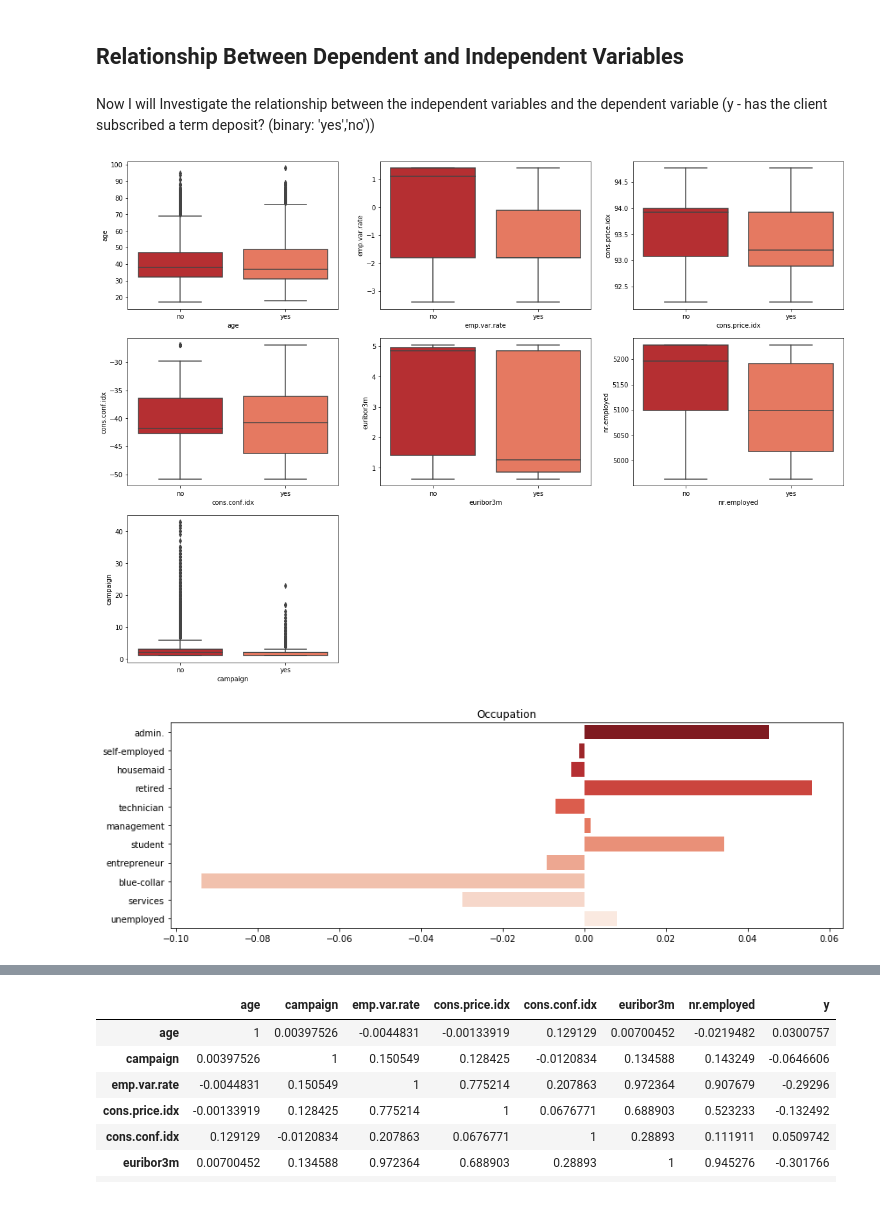
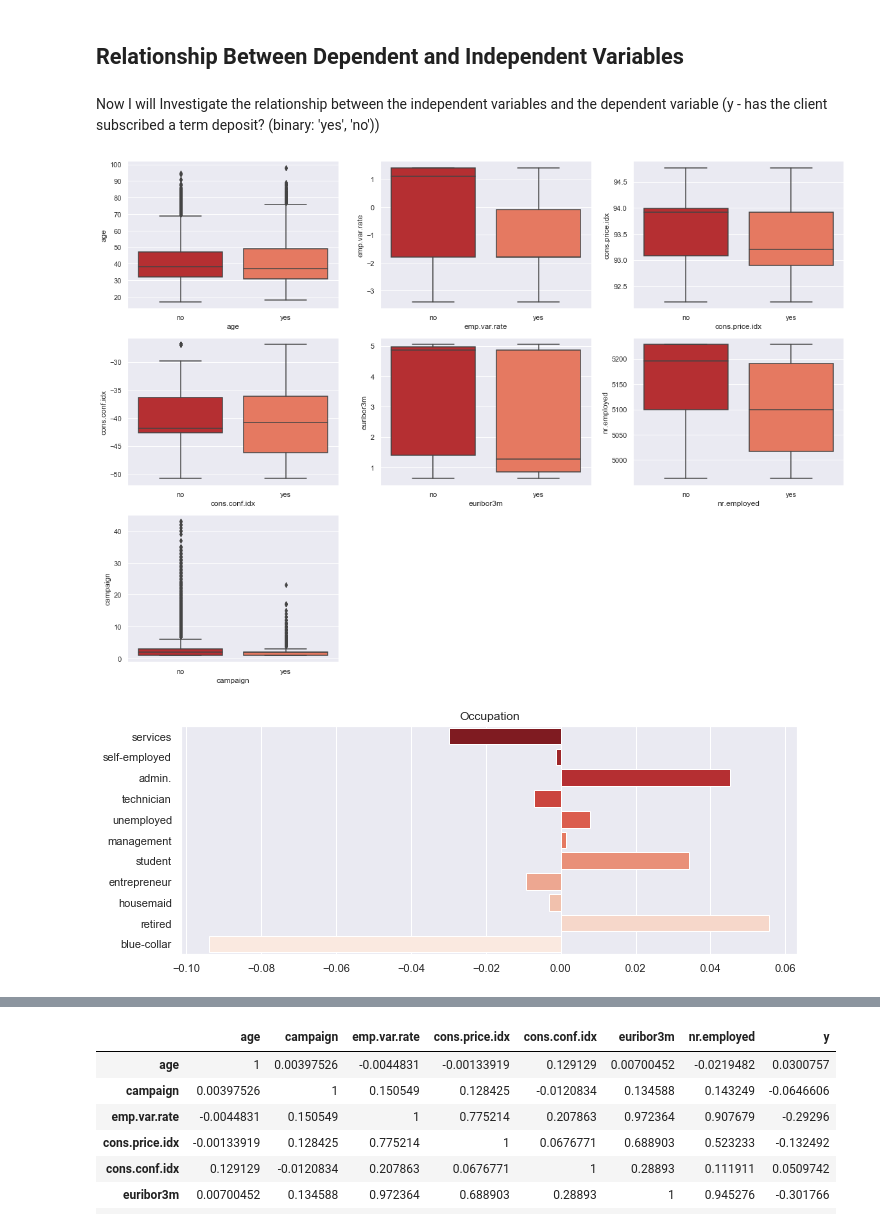
Before and after one commit to ajkeamy/QL-Bank-Marketing, a Jupyter notebook: Bank_Marketing_Notebook.ipynb, the cells around one changed output, grey strips where cells are left out. Cells and saved outputs as stored; diff of their text form; code cells hidden in the pictures.

```diff
--- a/Bank_Marketing_Notebook.ipynb
+++ b/Bank_Marketing_Notebook.ipynb
@@ -458,6 +458,7 @@ According to the following plots I found:
 - Most of the clients had not been previously contacted.
 - Approximately 11% of people in the dataset subscribed to a term deposit.
 # %%
+sns.set(palette='Reds_r')
 df.y.value_counts().plot(kind='pie')
 # %% [output]
 <matplotlib.axes._subplots.AxesSubplot at 0x...>
@@ -467,7 +468,7 @@ This is showing that we are dealing with an imbalanced class. There are very few
 # %% [markdown]
 ## Relationship Between Dependent and Independent Variables
 # %% [markdown]
-Now I will Investigate the relationship between the independent variables and the dependent variable (y - has the client subscribed a term deposit? (binary: 'yes','no'))
+Now I will Investigate the relationship between the independent variables and the dependent variable (y - has the client subscribed a term deposit? (binary: 'yes', 'no'))
 # %%
 numeric_feat = ["age","emp.var.rate", "cons.price.idx", "cons.conf.idx", "euribor3m", "nr.employed","campaign"]
 plt.figure(figsize=(20,60), facecolor='white')
@@ -480,20 +481,20 @@ for vals in numeric_feat:
     plotnumber+=1
 plt.show()
 # %% [output]
-[figure, old version]
+[figure, new version]
 # %%
-plt.figure(figsize=(12,4))
+plt.figure(figsize=(10,4))
 subscribe = df.loc[df.y.values == 'yes', 'job'].value_counts()
 no_subscribe = df.loc[df.y.values == 'no', 'job'].value_counts()
 total = list(set(list(subscribe.index) + list(no_subscribe.index)))
 diverging_colors = sns.color_palette("Reds_r", 11)
 subscribe = subscribe.to_dict()
 no_subscribe = no_subscribe.to_dict()
 indicies = list(total)
 total = [subscribe.get(k, 0) / (df.y.values == 'yes').sum() - no_subscribe.get(k, 0) / (df.y.values == 'no').sum() for k in total]
 sns.barplot(total, indicies, palette= diverging_colors)
 plt.title('Occupation')
 plt.tight_layout()
 # %% [output]
-[figure, old version]
+[figure, new version]
 # %%
```
Also changed, not shown: parts of 27 cells of this notebook.
